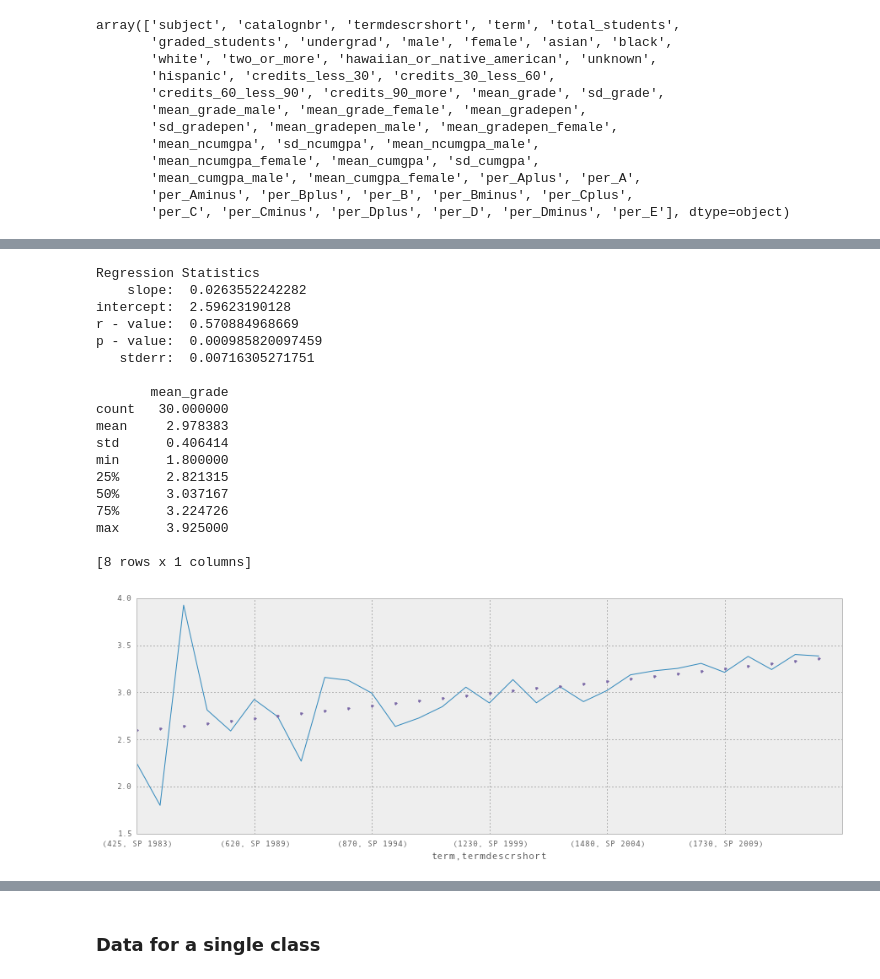
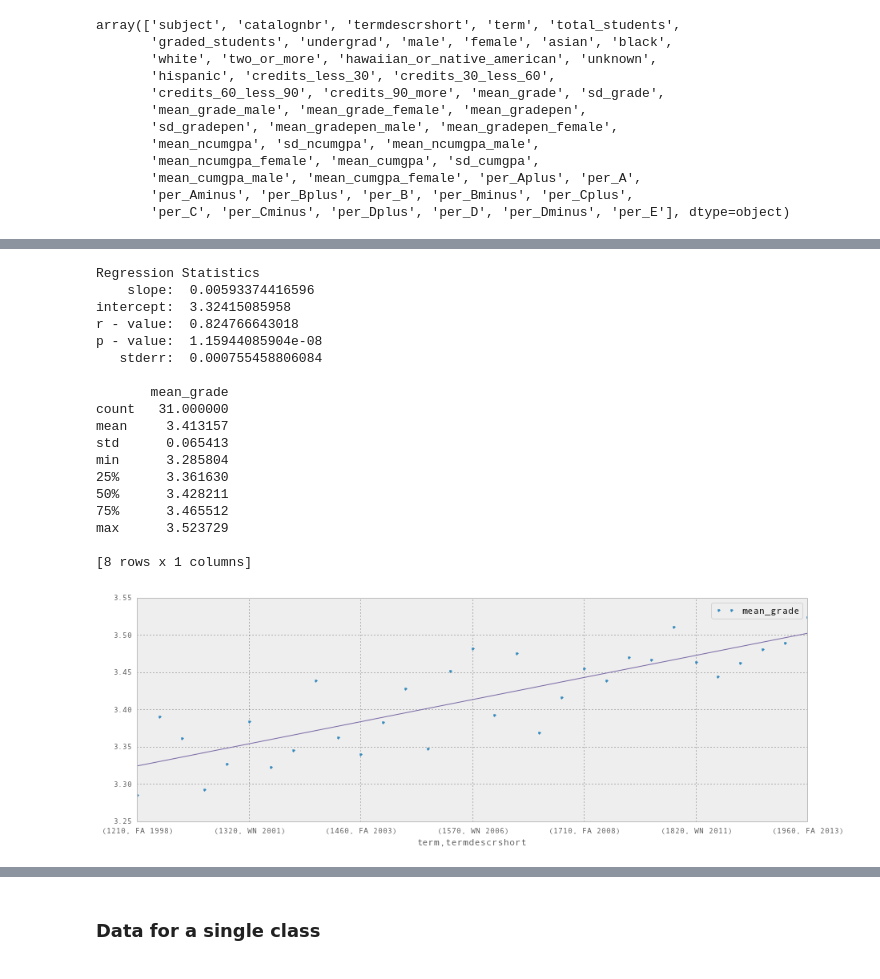
Before and after one commit to mkowshik/scaling-tribble, a Jupyter notebook: REBUILD DATA scripts/Course by term.ipynb, the cells around one changed output, grey strips where cells are left out. Saved outputs shown, nothing was run; the diff lists cells and outputs as text; code cells hidden in the pictures.

```diff
--- a/REBUILD DATA scripts/Course by term.ipynb
+++ b/REBUILD DATA scripts/Course by term.ipynb
@@ -45,7 +45,8 @@ department = 'PHYSICS'
 # %%
 #FALL WINTER
 fw = data[data['termdescrshort'].str.contains('WN|FA')]
-subject = fw[fw['subject'] == department]
+subject1 = fw[fw['subject'] == department]
+subject = subject1[subject1['term']>1200]
 terms = subject.groupby(['term','termdescrshort']).aggregate(np.mean)[['mean_grade']]
 errors = subject.groupby(['term','termdescrshort']).aggregate(std)[['mean_grade']]
 terms.plot(style='.')
@@ -99,56 +100,58 @@ max      3.523729
 # %%
 ## SPRING SUMMER
-fw = data[data['termdescrshort'].str.contains('SP')]
-subject = fw[fw['subject'] == department]
+sp = data[data['termdescrshort'].str.contains('SP')]
+subject1 = fw[fw['subject'] == department]
+subject = subject1[subject1['term']>1200]
 terms = subject.groupby(['term','termdescrshort']).aggregate(np.mean)[['mean_grade']]
-terms['mean_grade'].plot()
+errors = subject.groupby(['term','termdescrshort']).aggregate(std)[['mean_grade']]
+terms.plot(style='.')
 
 
 ##Find linear regression
 
 x = [] #term
 y = [] #mean grade
 for i in range(len(terms)):
     y.append(terms['mean_grade'][i])
     x.append(i)
 
 a = stats.linregress(x,y)
 print "Regression Statistics"
 print "    slope: ", a[0]
 print "intercept: ", a[1]
 print "r - value: ", a[2]
 print "p - value: ", a[3]
 print "   stderr: ", a[4]
 
 #make the line....manually
 line = []
 for i in range(len(x)):
     line.append(a[0]*x[i]+a[1])
 
 #plot the line on top of data
-plt.plot(line,'.')
+plt.plot(line)
 print
 print terms.describe()
 # %% [output]
 Regression Statistics
-    slope:  0.0263552242282
-intercept:  2.59623190128
-r - value:  0.570884968669
-p - value:  0.000985820097459
-   stderr:  0.00716305271751
+    slope:  0.00593374416596
+intercept:  3.32415085958
+r - value:  0.824766643018
+p - value:  1.15944085904e-08
+   stderr:  0.000755458806084
 
        mean_grade
-count   30.000000
-mean     2.978383
-std      0.406414
-min      1.800000
-25%      2.821315
-50%      3.037167
-75%      3.224726
-max      3.925000
+count   31.000000
+mean     3.413157
+std      0.065413
+min      3.285804
+25%      3.361630
+50%      3.428211
+75%      3.465512
+max      3.523729
 
 [8 rows x 1 columns]
-[figure, old version]
+[figure, new version]
 # %%
 # for i in range(len(terms)):
 #     if terms[i] == 4.0:
```
Also changed, not shown: parts of 9 cells of this notebook.
